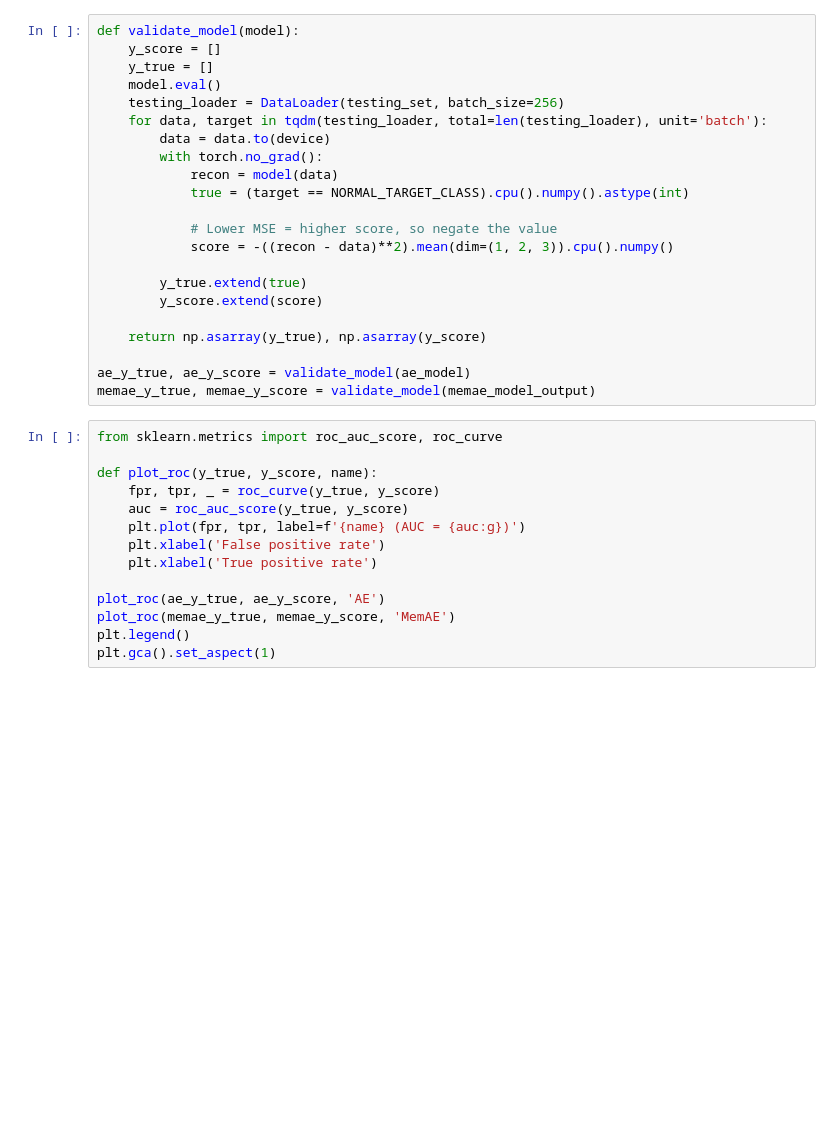
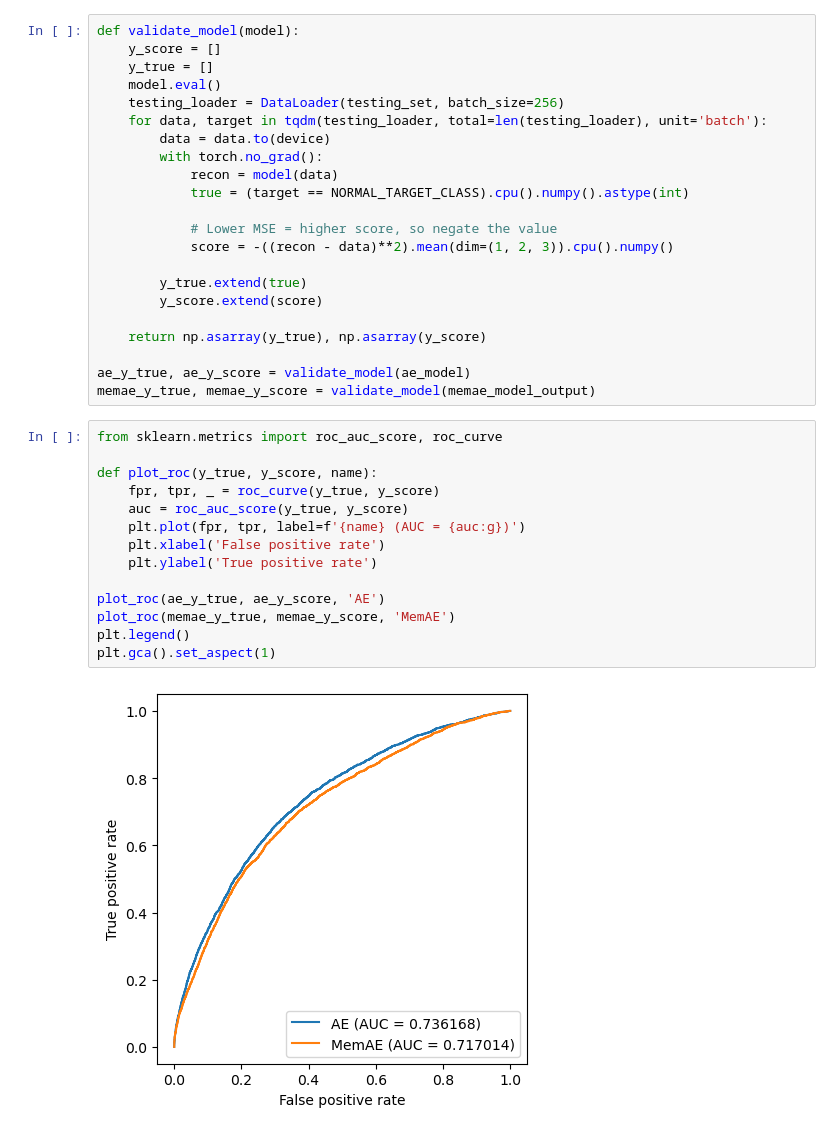
Before and after one commit to harrymander/memae-anomaly-detection, a Jupyter notebook: notebooks/mnist-autoencoder.ipynb, the cells around one changed output. Cells and saved outputs as stored; diff of their text form; blank space fills up the shorter version.

```diff
--- a/notebooks/mnist-autoencoder.ipynb
+++ b/notebooks/mnist-autoencoder.ipynb
@@ -370,14 +417,16 @@ memae_y_true, memae_y_score = validate_model(memae_model_output)
 # %%
 from sklearn.metrics import roc_auc_score, roc_curve
 
 def plot_roc(y_true, y_score, name):
     fpr, tpr, _ = roc_curve(y_true, y_score)
     auc = roc_auc_score(y_true, y_score)
     plt.plot(fpr, tpr, label=f'{name} (AUC = {auc:g})')
     plt.xlabel('False positive rate')
-    plt.xlabel('True positive rate')
+    plt.ylabel('True positive rate')
 
 plot_roc(ae_y_true, ae_y_score, 'AE')
 plot_roc(memae_y_true, memae_y_score, 'MemAE')
 plt.legend()
 plt.gca().set_aspect(1)
+# %% [output]
+[figure, added]
```
Also changed, not shown: parts of 3 cells of this notebook.
